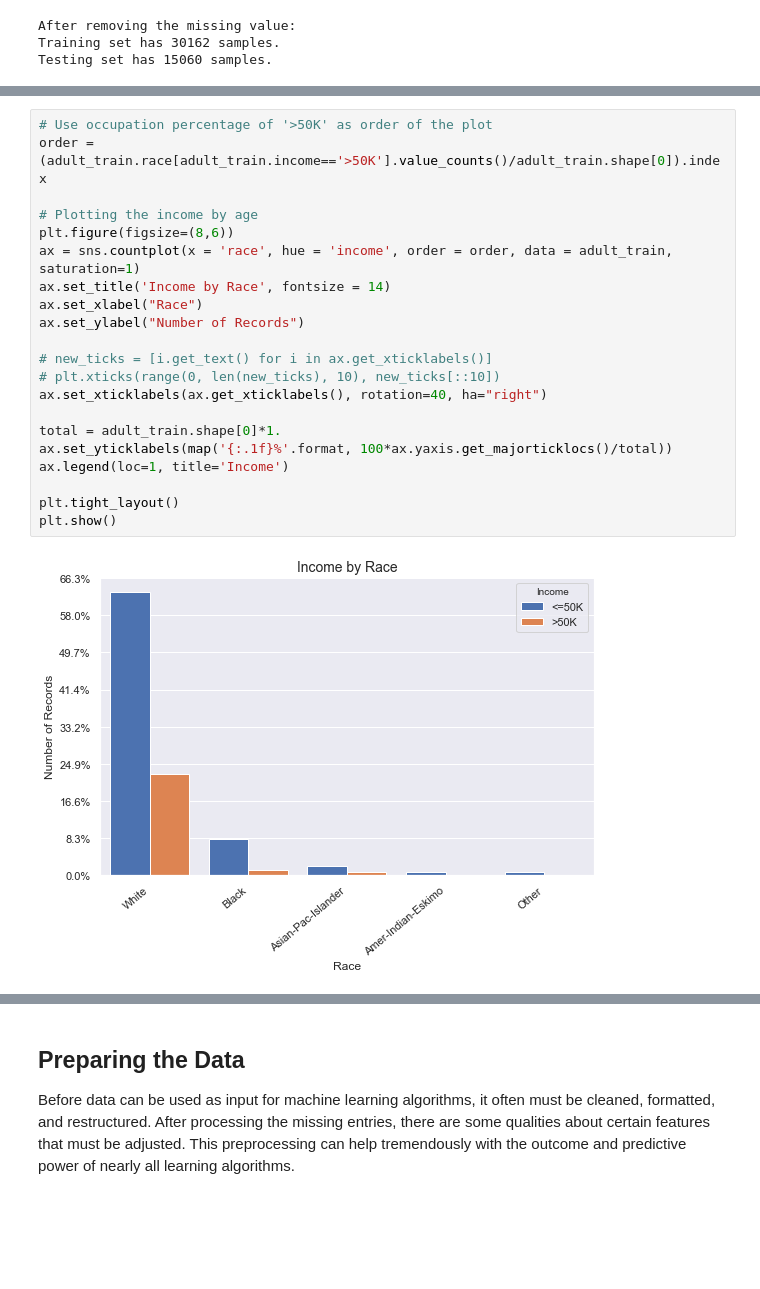
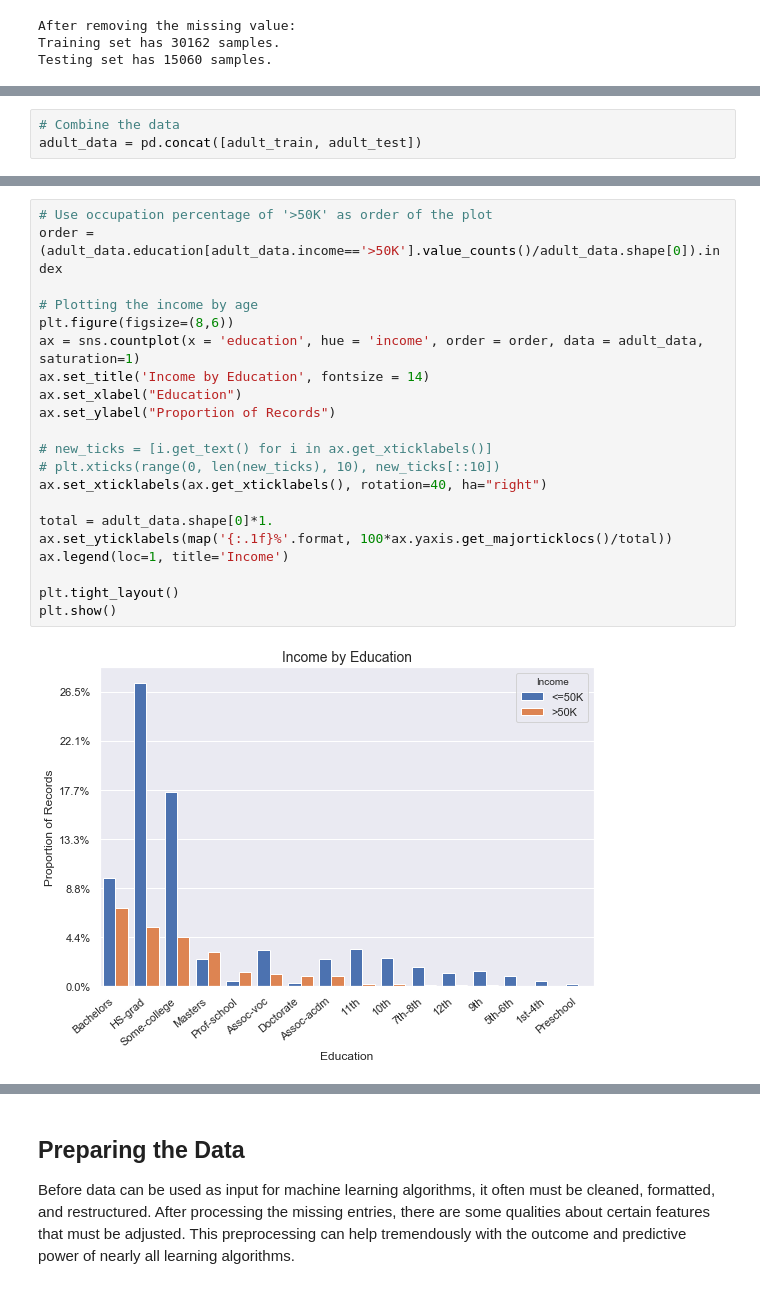
Before and after one commit to JcFreya/Adult-Census-Income, a Jupyter notebook: AF Data Science Project.ipynb, the cells around one changed output, grey strips where cells are left out. Saved outputs shown, nothing was run; the diff lists cells and outputs as text; blank space fills up the shorter version.

```diff
--- a/AF Data Science Project.ipynb
+++ b/AF Data Science Project.ipynb
@@ -207,2 +215,5 @@ Here I'll generate some variables to help analysis as below:
+# %%
+# Combine the data
+adult_data = pd.concat([adult_train, adult_test])
 # %%
 # Overview of the data
@@ -278,25 +319,25 @@ plt.show()
 # %%
 # Use occupation percentage of '>50K' as order of the plot
-order = (adult_train.race[adult_train.income=='>50K'].value_counts()/adult_train.shape[0]).index
+order = (adult_data.education[adult_data.income=='>50K'].value_counts()/adult_data.shape[0]).index
 
 # Plotting the income by age
 plt.figure(figsize=(8,6))
-ax = sns.countplot(x = 'race', hue = 'income', order = order, data = adult_train, saturation=1)
-ax.set_title('Income by Race', fontsize = 14)
-ax.set_xlabel("Race")
-ax.set_ylabel("Number of Records")
+ax = sns.countplot(x = 'education', hue = 'income', order = order, data = adult_data, saturation=1)
+ax.set_title('Income by Education', fontsize = 14)
+ax.set_xlabel("Education")
+ax.set_ylabel("Proportion of Records")
 
 # new_ticks = [i.get_text() for i in ax.get_xticklabels()]
 # plt.xticks(range(0, len(new_ticks), 10), new_ticks[::10])
 ax.set_xticklabels(ax.get_xticklabels(), rotation=40, ha="right")
 
-total = adult_train.shape[0]*1.
+total = adult_data.shape[0]*1.
 ax.set_yticklabels(map('{:.1f}%'.format, 100*ax.yaxis.get_majorticklocs()/total))
 ax.legend(loc=1, title='Income')
 
 plt.tight_layout()
 plt.show()
 # %% [output]
-[figure, old version]
+[figure, new version]
 # %%
 # Total number of records
```
Also changed, not shown: parts of 53 cells of this notebook.
